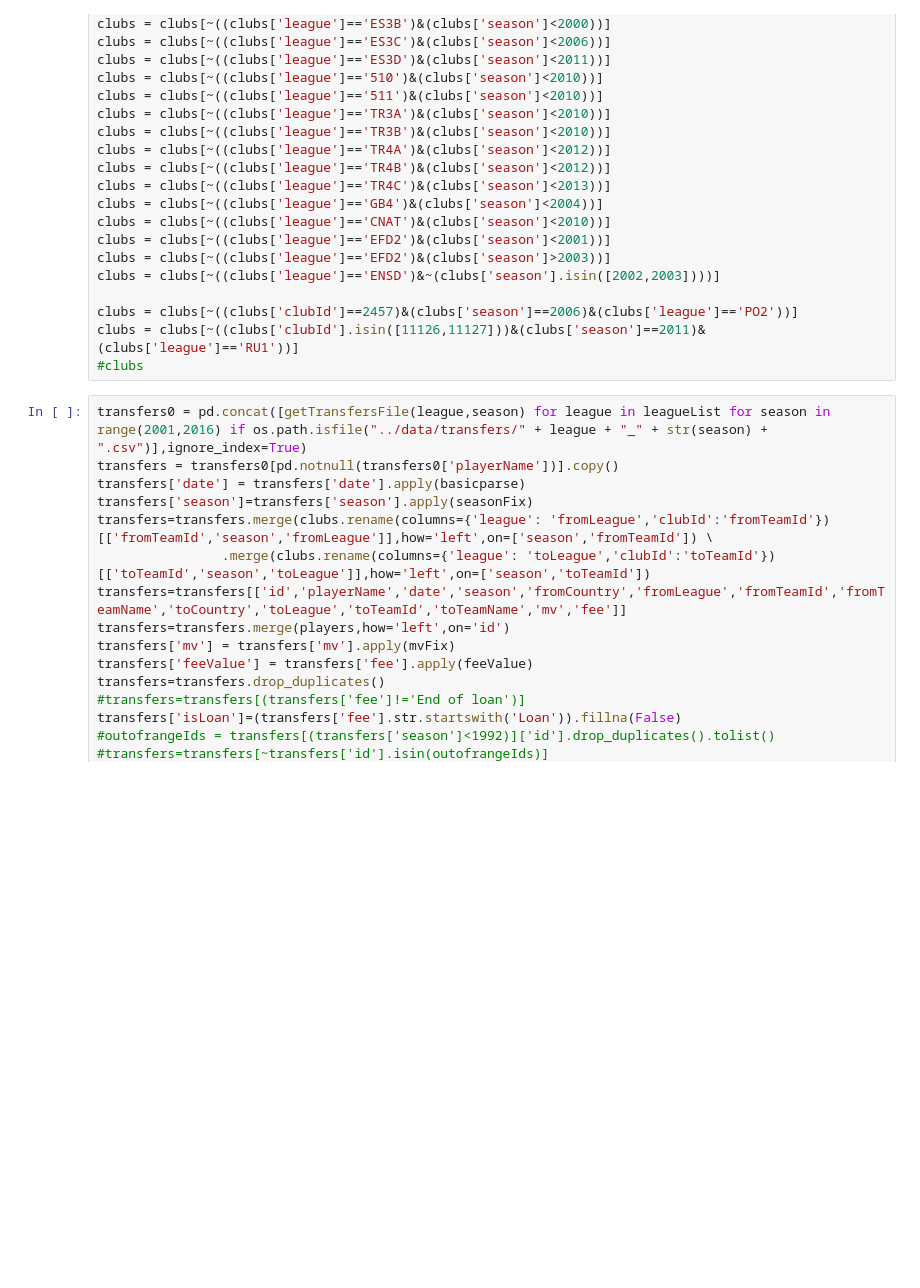
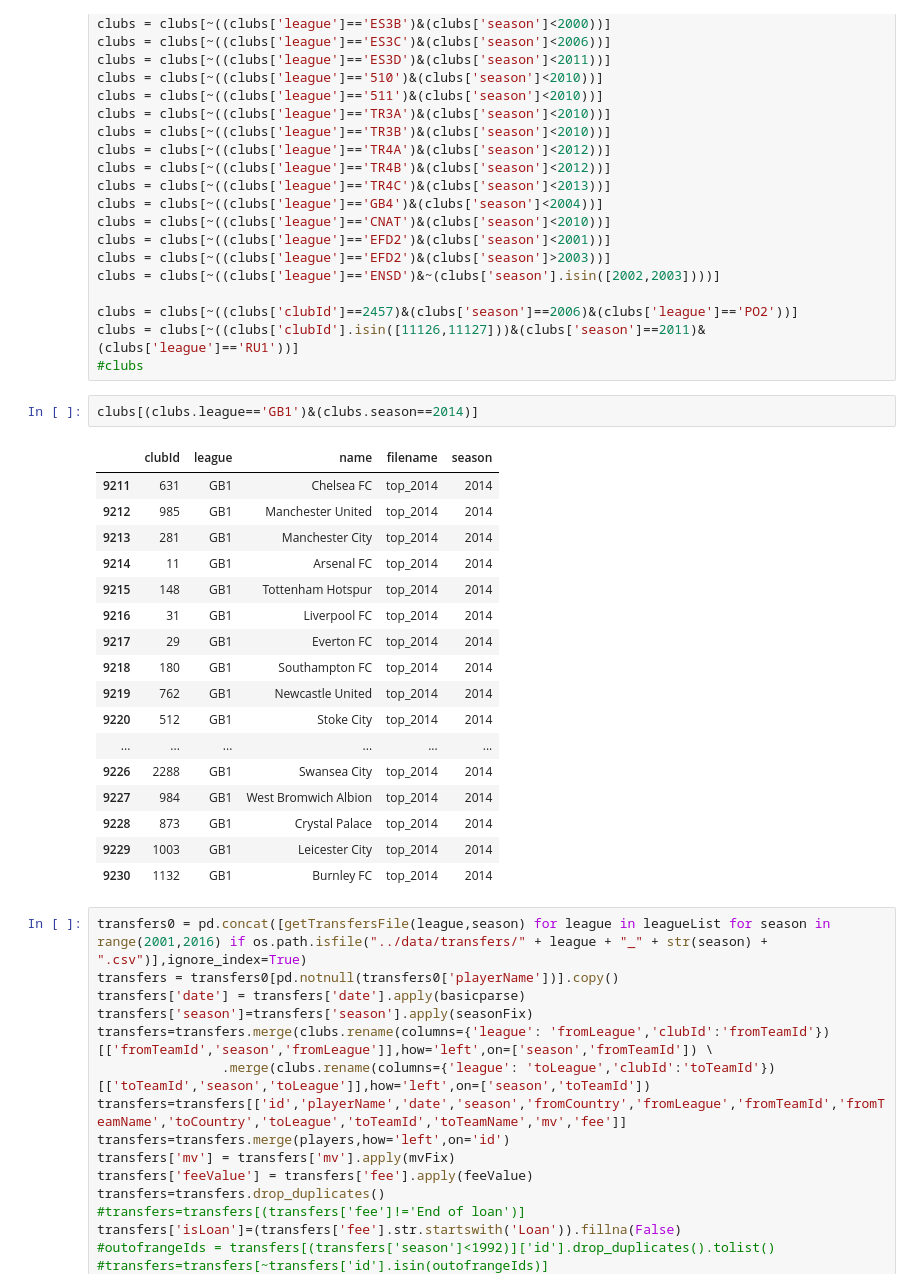
Before and after one commit to kebuhcah/soccer-history, a Jupyter notebook: notebooks/analysis.ipynb, the cells around one changed output. Saved outputs shown, nothing was run; the diff lists cells and outputs as text; blank space fills up the shorter version.

```diff
--- a/notebooks/analysis.ipynb
+++ b/notebooks/analysis.ipynb
@@ -207,6 +247,26 @@ clubs = clubs[~((clubs['league']=='ENSD')&~(clubs['season'].isin([2002,2003])))]
 clubs = clubs[~((clubs['clubId']==2457)&(clubs['season']==2006)&(clubs['league']=='PO2'))]
 clubs = clubs[~((clubs['clubId'].isin([11126,11127]))&(clubs['season']==2011)&(clubs['league']=='RU1'))]
 #clubs
+# %%
+clubs[(clubs.league=='GB1')&(clubs.season==2014)]
+# %% [output]
+|  | clubId | league | name | filename | season |
+| 9211 | 631 | GB1 | Chelsea FC | top_2014 | 2014 |
+| 9212 | 985 | GB1 | Manchester United | top_2014 | 2014 |
+| 9213 | 281 | GB1 | Manchester City | top_2014 | 2014 |
+| 9214 | 11 | GB1 | Arsenal FC | top_2014 | 2014 |
+| 9215 | 148 | GB1 | Tottenham Hotspur | top_2014 | 2014 |
+| 9216 | 31 | GB1 | Liverpool FC | top_2014 | 2014 |
+| 9217 | 29 | GB1 | Everton FC | top_2014 | 2014 |
+| 9218 | 180 | GB1 | Southampton FC | top_2014 | 2014 |
+| 9219 | 762 | GB1 | Newcastle United | top_2014 | 2014 |
+| 9220 | 512 | GB1 | Stoke City | top_2014 | 2014 |
+| ... | ... | ... | ... | ... | ... |
+| 9226 | 2288 | GB1 | Swansea City | top_2014 | 2014 |
+| 9227 | 984 | GB1 | West Bromwich Albion | top_2014 | 2014 |
+| 9228 | 873 | GB1 | Crystal Palace | top_2014 | 2014 |
+| 9229 | 1003 | GB1 | Leicester City | top_2014 | 2014 |
+| 9230 | 1132 | GB1 | Burnley FC | top_2014 | 2014 |
 # %%
 transfers0 = pd.concat([getTransfersFile(league,season) for league in leagueList for season in range(2001,2016) if os.path.isfile("../data/transfers/" + league + "_" + str(season) + ".csv")],ignore_index=True)
 transfers = transfers0[pd.notnull(transfers0['playerName'])].copy()
```
Also changed, not shown: parts of 6 cells of this notebook, 1 other file.
